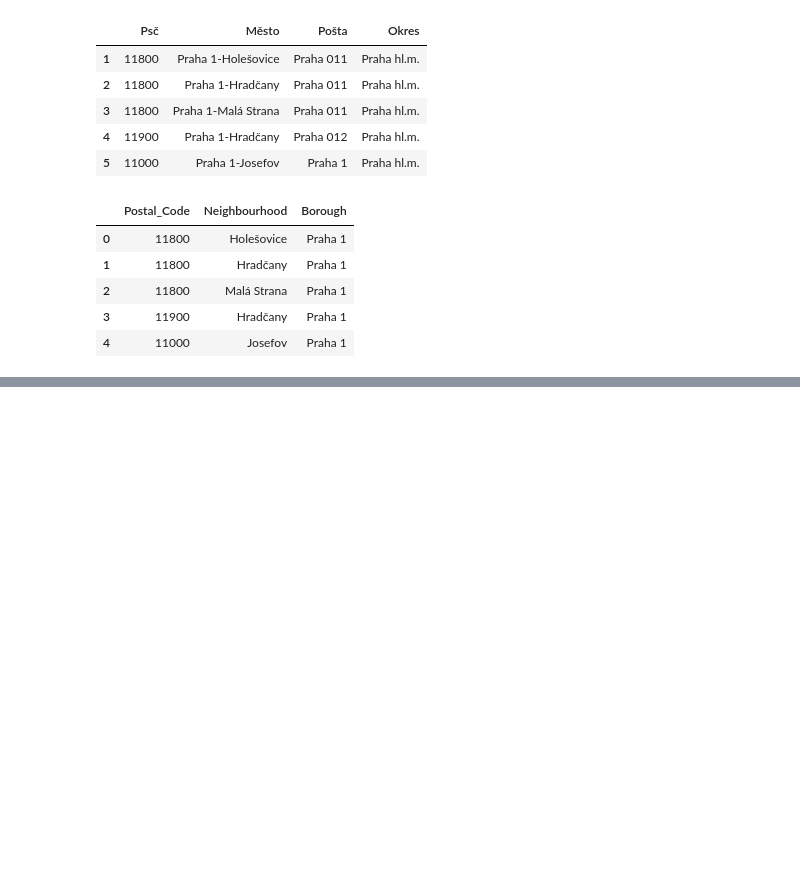
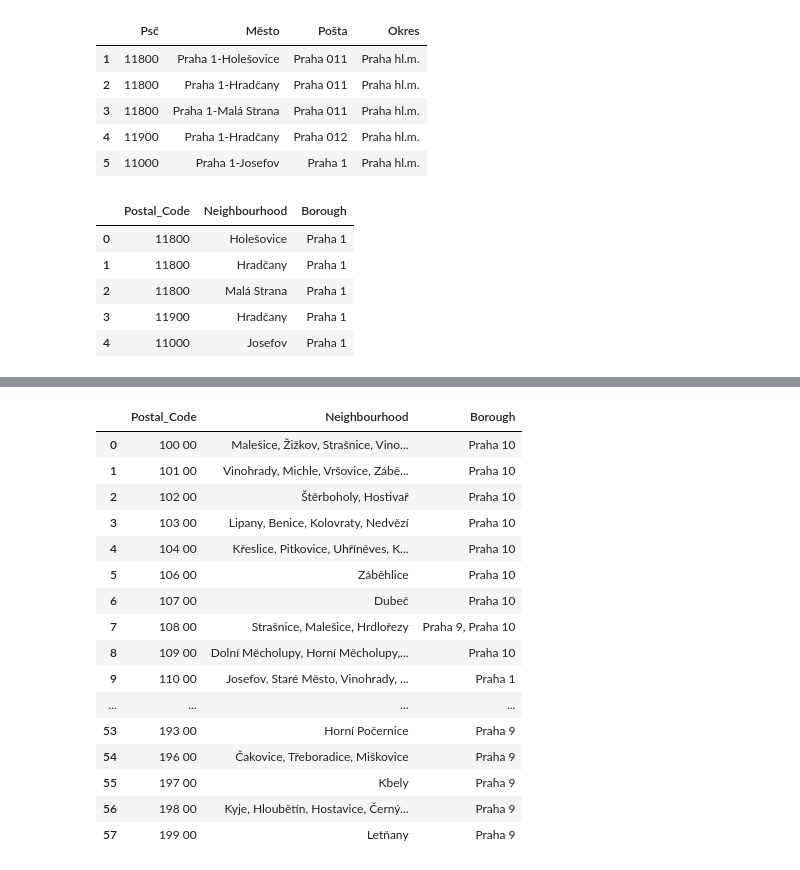
Before and after one commit to MarketaM/Coursera_Capstone, a Jupyter notebook: notebooks/Prague_Neighourhood_Project.ipynb, the cells around one changed output, grey strips where cells are left out. Saved outputs shown, nothing was run; the diff lists cells and outputs as text; code cells hidden in the pictures; blank space fills up the shorter version.

```diff
--- a/notebooks/Prague_Neighourhood_Project.ipynb
+++ b/notebooks/Prague_Neighourhood_Project.ipynb
@@ -42,3 +42,11 @@ df_Prague_ZIP.head()
 | 2 | 11800 | Malá Strana | Praha 1 |
 | 3 | 11900 | Hradčany | Praha 1 |
 | 4 | 11000 | Josefov | Praha 1 |
+# %%
+df_Prague_neighbours = df_Prague_ZIP.groupby(["Postal_Code"])["Neighbourhood"].apply(", ".join).reset_index()
+df_Prague_boroughs = df_Prague_ZIP.groupby(["Postal_Code"])["Borough"].apply(", ".join).reset_index()
+df_Prague = df_Prague_neighbours.join(df_Prague_boroughs.set_index("Postal_Code"), on="Postal_Code")
+# %%
+for col in ["Postal_Code", "Neighbourhood", "Borough"]:
+    df_Prague[col]=df_Prague[col].str.split(", ").map(set).str.join(", ")
+df_Prague.head()
@@ -44,0 +60,24 @@ df_Prague_ZIP.head()
+# %%
+def insert_space(string, integer):
+    return string[0:integer] + ' ' + string[integer:]
+new_df = df_Prague['Postal_Code'].apply(lambda x: insert_space(x, 3))
+df_Prague["Postal_Code"] = new_df
+df_Prague
+# %% [output]
+|  | Postal_Code | Neighbourhood | Borough |
+| 0 | 100 00 | Malešice, Žižkov, Strašnice, Vino... | Praha 10 |
+| 1 | 101 00 | Vinohrady, Michle, Vršovice, Zábě... | Praha 10 |
+| 2 | 102 00 | Štěrboholy, Hostivař | Praha 10 |
+| 3 | 103 00 | Lipany, Benice, Kolovraty, Nedvězí | Praha 10 |
+| 4 | 104 00 | Křeslice, Pitkovice, Uhříněves, K... | Praha 10 |
+| 5 | 106 00 | Záběhlice | Praha 10 |
+| 6 | 107 00 | Dubeč | Praha 10 |
+| 7 | 108 00 | Strašnice, Malešice, Hrdlořezy | Praha 9, Praha 10 |
+| 8 | 109 00 | Dolní Měcholupy, Horní Měcholupy,... | Praha 10 |
+| 9 | 110 00 | Josefov, Staré Město, Vinohrady, ... | Praha 1 |
+| ... | ... | ... | ... |
+| 53 | 193 00 | Horní Počernice | Praha 9 |
+| 54 | 196 00 | Čakovice, Třeboradice, Miškovice | Praha 9 |
+| 55 | 197 00 | Kbely | Praha 9 |
+| 56 | 198 00 | Kyje, Hloubětín, Hostavice, Černý... | Praha 9 |
+| 57 | 199 00 | Letňany | Praha 9 |
```
Also changed, not shown: parts of 4 cells of this notebook.
